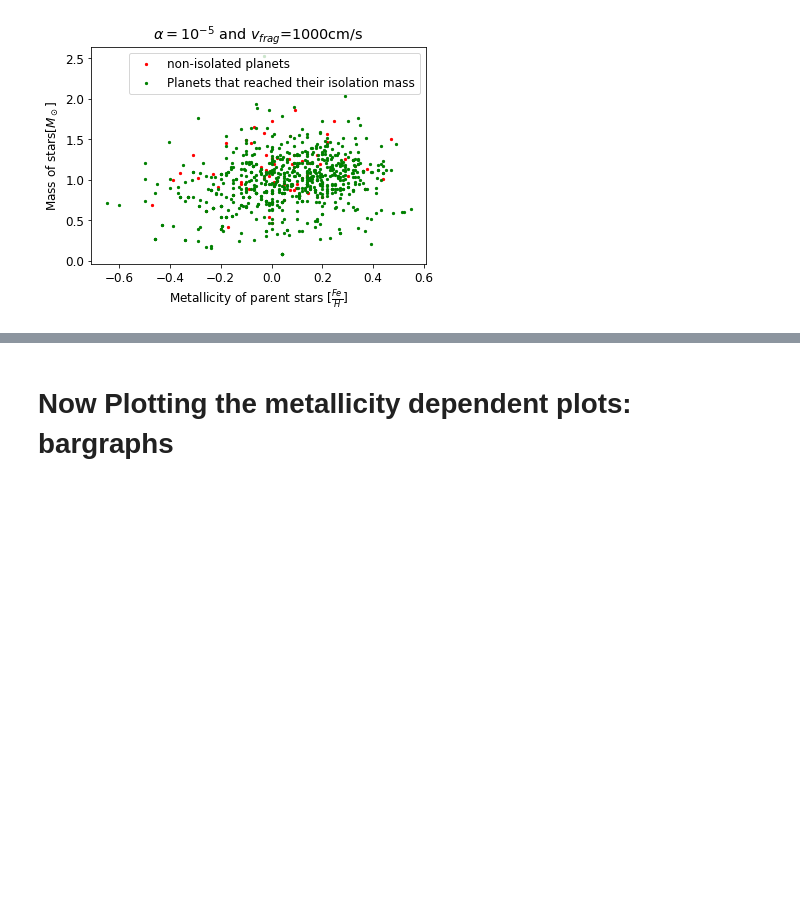
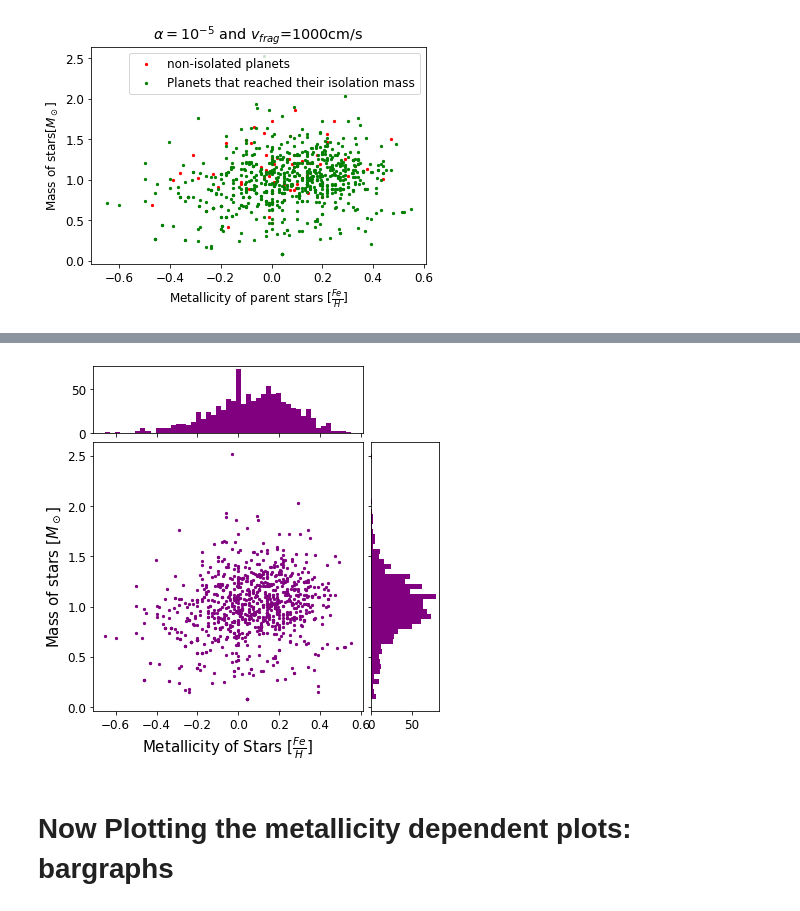
Before and after one commit to JayashreeNarayan/Summer-2023---Pebble-Predictor-Analyses, a Jupyter notebook: Main.ipynb, the cells around one changed output, grey strips where cells are left out. Saved outputs shown, nothing was run; the diff lists cells and outputs as text; code cells hidden in the pictures; blank space fills up the shorter version.

```diff
--- a/Main.ipynb
+++ b/Main.ipynb
@@ -321,3 +357,52 @@ Text(0.5, 1.0, '$\\alpha = 10^{-5}$ and $v_{frag}$=1000cm/s')
+# %%
+y1=df2["mass of star (solar masses)"].values.tolist()
+x1=df2["metallicity = log(k)*metallicity of sun"].values.tolist()
+
+x1=np.array(x1)
+y1=np.array(y1)
+
+# Start with a square Figure.
+fig = plt.figure(figsize=(6, 6))
+# Add a gridspec with two rows and two columns and a ratio of 1 to 4 between
+# the size of the marginal axes and the main axes in both directions.
+# Also adjust the subplot parameters for a square plot.
+gs = fig.add_gridspec(2, 2,  width_ratios=(4, 1), height_ratios=(1, 4),
+                      left=0.1, right=0.9, bottom=0.1, top=0.9,
+                      wspace=0.05, hspace=0.05)
+# Create the Axes.
+ax = fig.add_subplot(gs[1, 0])
+ax_histx = fig.add_subplot(gs[0, 0])
+ax_histy = fig.add_subplot(gs[1, 1])
+# Draw the scatter plot and marginals.
+#scatter_hist(x, y, ax, ax_histx, ax_histy)
+
+#ax.errorbar(x1, y1, yerr=errarr1, xerr=errarrx1, fmt='None', elinewidth=0.5, color='purple', ls="None")
+ax.scatter(x1,y1, color="purple", s=5)
+ax.set_xlabel(r"Metallicity of Stars $[\frac{Fe}{H}]$", fontsize=15)
+ax.set_ylabel(r"Mass of stars [$M_\odot$]", fontsize=15)
+#ax.set_title("Figure 1", x=1.2, y=1.2)
+#ax.set_yscale("log")
+#ax.set_xscale("log")
+
+bins1=np.linspace(min(x1),max(x1),50)
+counts1,bins_new=np.histogram(x1,bins=bins1)
+ax_histx.hist(x1, color="purple", label="false", bins=bins_new)
+#ax_histx.set_xscale("log")
+#ax_histx.set_yscale("log")
+
+
+bins2=np.linspace(min(y1),max(y1),50)
+counts2,bins_new_2=np.histogram(y1,bins=bins2)
+ax_histy.hist(y1,  color="purple", orientation='horizontal',label="false", bins=bins2)
+#ax_histy.set_yscale("log")
+#ax_histy.set_xscale("log")
+
+#ax_histx.axes.get_xaxis().set_visible(False)
+#ax_histy.axes.get_yaxis().set_visible(False)
+ax_histx.xaxis.set_tick_params(labelbottom=False)
+ax_histy.yaxis.set_tick_params(labelleft=False)
+# %% [output]
+[figure, added]
 # %% [markdown]
 # Now Plotting the metallicity dependent plots: bargraphs
 # %%
```
Also changed, not shown: parts of 7 cells of this notebook, 8 other files.
